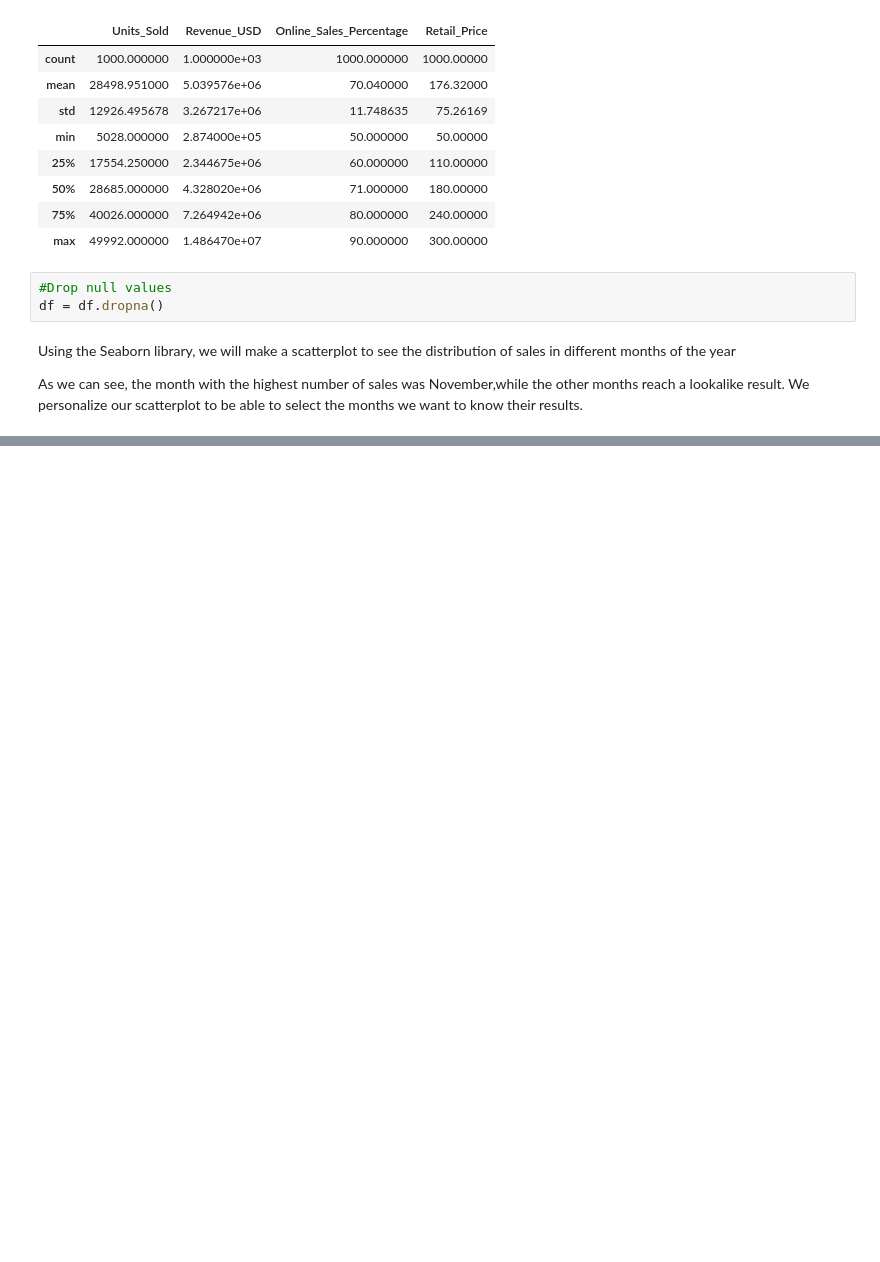
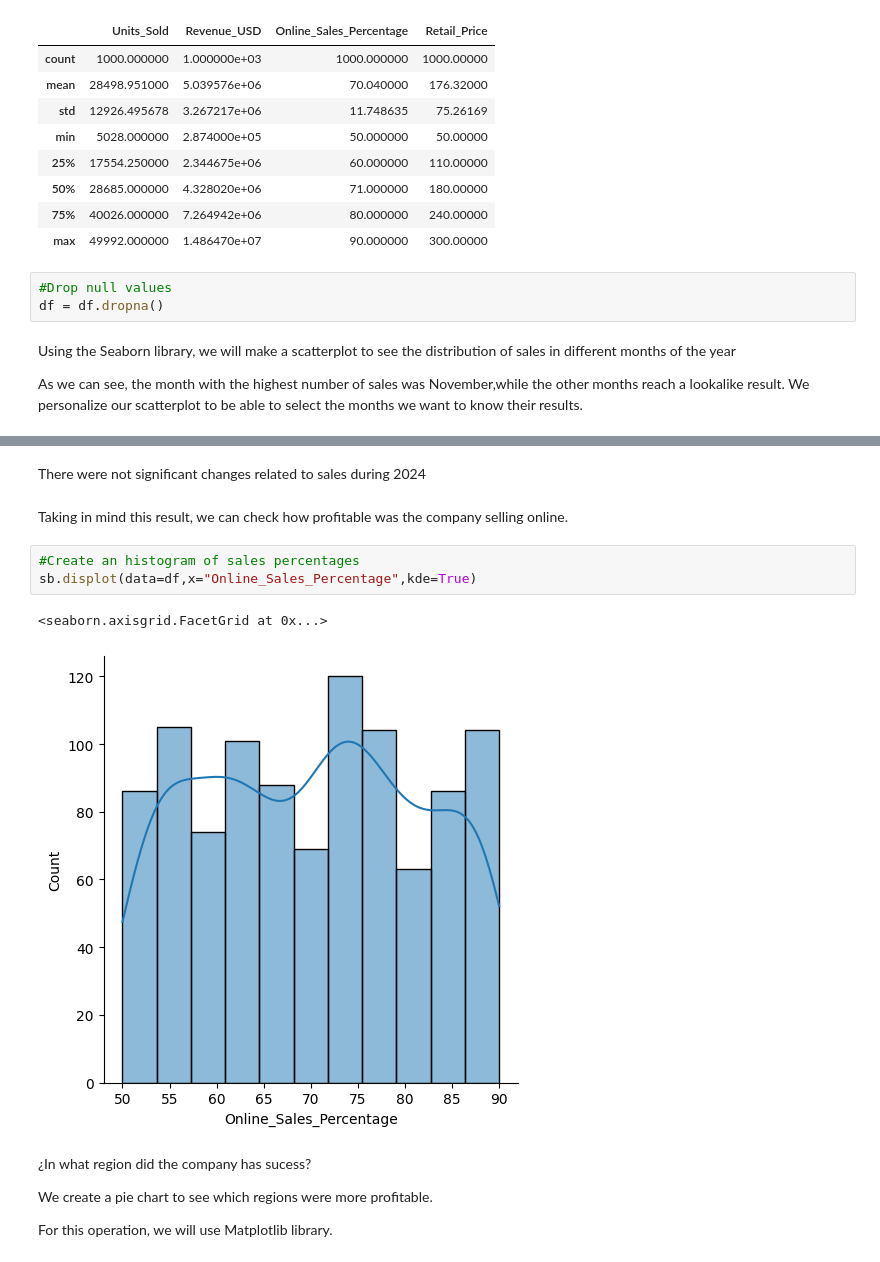
Before and after one commit to gas2345678/data_analysis-portfolio, a Jupyter notebook: Python/data_analysis_visualizations/nike_sales_2024.ipynb, the cells around one changed output, grey strips where cells are left out. Cells and saved outputs as stored; diff of their text form; blank space fills up the shorter version.

```diff
--- a/Python/data_analysis_visualizations/nike_sales_2024.ipynb
+++ b/Python/data_analysis_visualizations/nike_sales_2024.ipynb
@@ -42,0 +55,17 @@ We personalize our scatterplot to be able to select the months we want to know t
+# %% [markdown]
+There were not significant changes related to sales during 2024
+# %% [markdown]
+Taking in mind this result, we can check how profitable was the company selling online.
+# %%
+#Create an histogram of sales percentages
+sb.displot(data=df,x="Online_Sales_Percentage",kde=True)
+# %% [output]
+<seaborn.axisgrid.FacetGrid at 0x...>
+[figure, added]
+# %% [markdown]
+¿In what region did the company has sucess?
+
+We create a pie chart to see which regions were more profitable.
+
+
+For this operation, we will use Matplotlib library.
```
Also changed, not shown: parts of 4 cells of this notebook.
